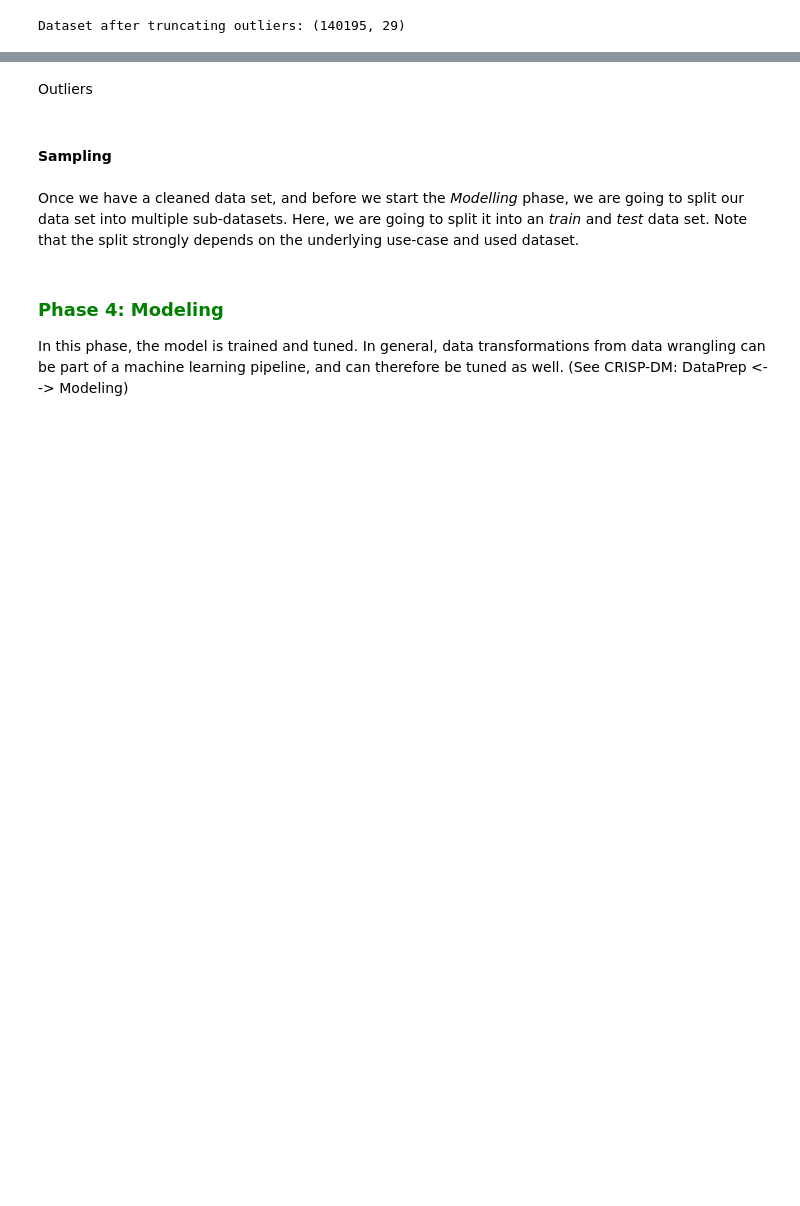
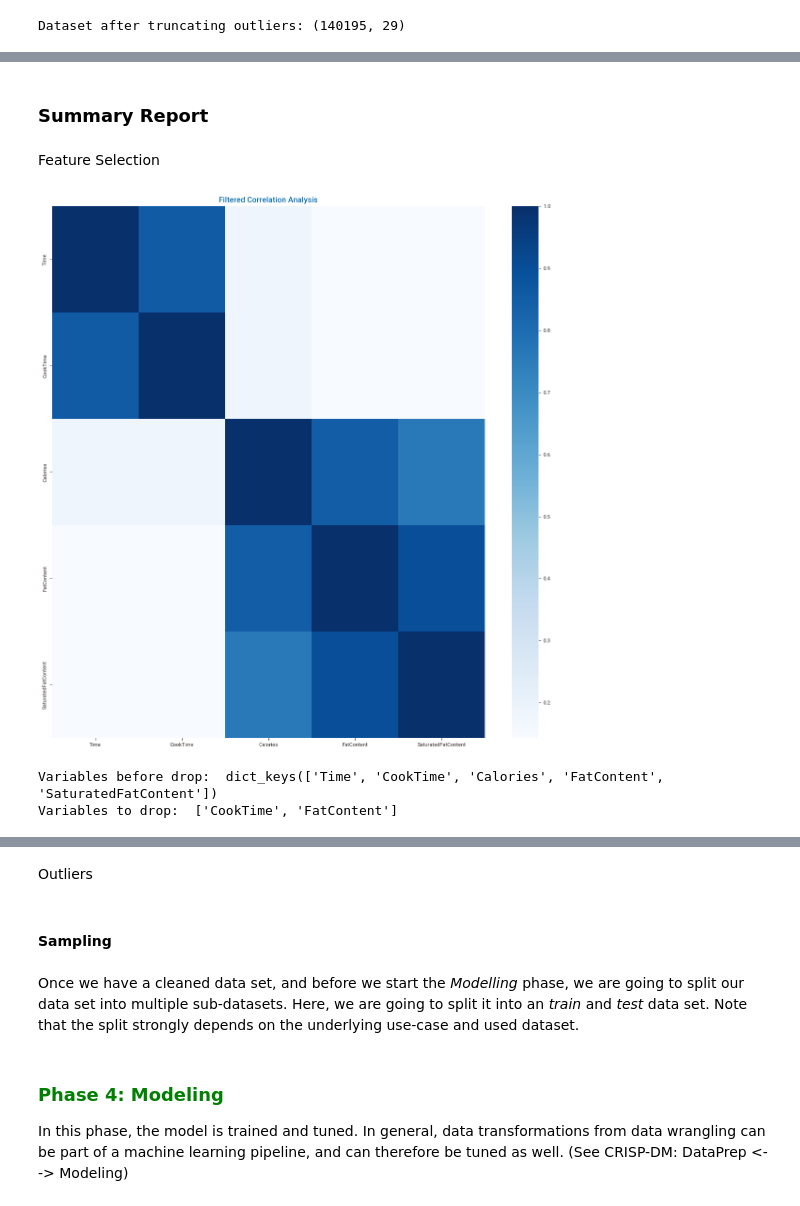
Before and after one commit to martimfasantos/AnalyticsCup24, a Jupyter notebook: analytics_cup.ipynb, the cells around one changed output, grey strips where cells are left out. Cells and saved outputs as stored; diff of their text form; code cells hidden in the pictures; blank space fills up the shorter version.

```diff
--- a/analytics_cup.ipynb
+++ b/analytics_cup.ipynb
@@ -607,0 +845,2 @@ Dataset after truncating outliers: (140195, 29)
+# %% [markdown]
+### Summary Report
@@ -607,0 +864,71 @@ Dataset after truncating outliers: (140195, 29)
+# %% [markdown]
+Feature Selection
+# %%
+import pandas as pd
+from matplotlib.pyplot import figure, title, savefig, show, tight_layout
+from seaborn import heatmap
+
+# Best option: dataset_rating_drop_recipe_mean
+file_source_path = 'datasets/scaling/dataset_dataset_drop_outliers_1.5_scaled_minmax.csv' # source file
+file_dir = 'datasets/outliers' # destination directory
+file_tag = 'dataset'
+
+# read the data
+df = pd.read_csv(file_source_path, low_memory=False)
+convert_variable_types(df)
+index_column = df.columns[0]
+df.drop([index_column], axis=1, inplace=True)
+
+# ---------------------------- #
+# Dropping Redundant Variables #
+# ---------------------------- #
+
+THRESHOLD = 0.8
+
+def select_redundant(corr_mtx, threshold: float) -> tuple[dict, DataFrame]:
+    if corr_mtx.empty:
+        return {}
+
+    corr_mtx = abs(corr_mtx)
+    vars_2drop = {}
+    for el in corr_mtx.columns:
+        el_corr = (corr_mtx[el]).loc[corr_mtx[el] >= threshold]
+        if len(el_corr) == 1:
+            corr_mtx.drop(labels=el, axis=1, inplace=True)
+            corr_mtx.drop(labels=el, axis=0, inplace=True)
+        else:
+            vars_2drop[el] = el_corr.index
+    return vars_2drop, corr_mtx
+
+drop, corr_mtx = select_redundant(df.corr(), THRESHOLD)
+# print("Redundancies: ", drop.keys())
+
+if corr_mtx.empty:
+    raise ValueError('Matrix is empty.')
+
+figure(figsize=[12, 12])
+heatmap(corr_mtx, xticklabels=corr_mtx.columns, yticklabels=corr_mtx.columns, annot=False, cmap='Blues')
+title('Filtered Correlation Analysis')
+tight_layout()
+show()
+# %% [output]
+[figure, added]
+# %%
+def drop_redundant(data: DataFrame, vars_2drop: dict) -> DataFrame:
+    sel_2drop = []
+    for key in vars_2drop.keys():
+        if key not in sel_2drop:
+            for r in vars_2drop[key]:
+                if r != key and r not in sel_2drop:
+                    sel_2drop.append(r)
+    print('Variables to drop: ', sel_2drop)
+    df = data.copy()
+    for var in sel_2drop:
+        df.drop(labels=var, axis=1, inplace=True)
+    return df
+
+print("Variables before drop: ", drop.keys())
+df = drop_redundant(df, drop)
+# %% [output]
+Variables before drop:  dict_keys(['Time', 'CookTime', 'Calories', 'FatContent', 'SaturatedFatContent'])
+Variables to drop:  ['CookTime', 'FatContent']
```
Also changed, not shown: parts of 32 cells of this notebook, 31 other files.
